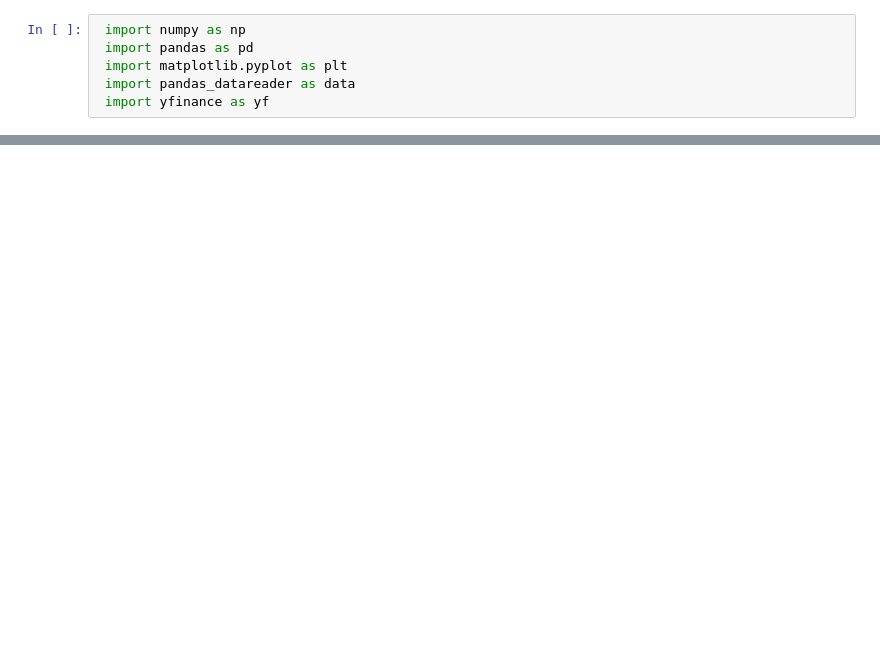
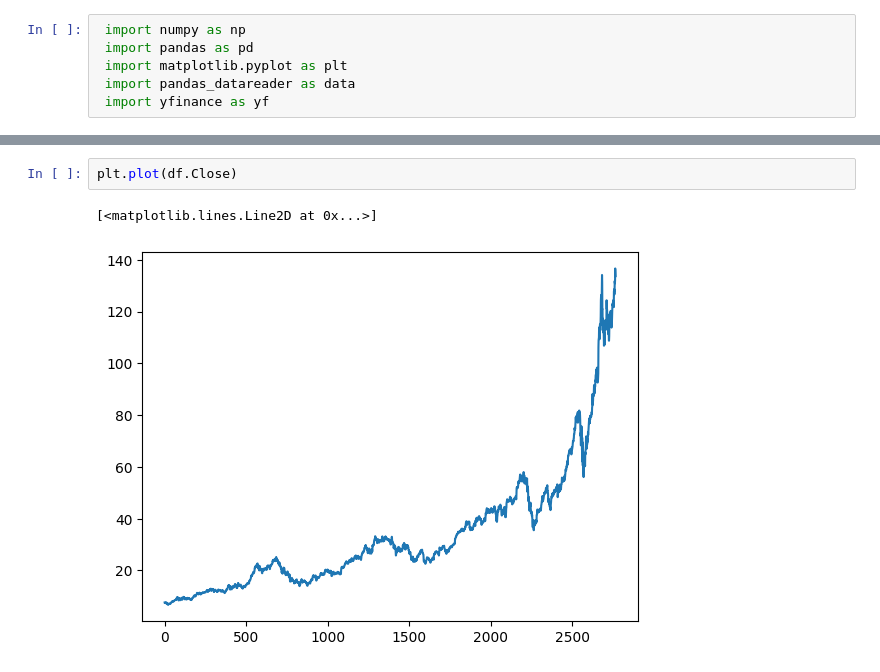
Before and after one commit to nik0011/AI-stock-trading-system, a Jupyter notebook: StockPricePrediction.ipynb, the cells around one changed output, grey strips where cells are left out. Saved outputs shown, nothing was run; the diff lists cells and outputs as text; blank space fills up the shorter version.

```diff
--- a/StockPricePrediction.ipynb
+++ b/StockPricePrediction.ipynb
@@ -56,0 +57,5 @@ df.head()
+# %%
+plt.plot(df.Close)
+# %% [output]
+[<matplotlib.lines.Line2D at 0x...>]
+[figure, added]
```
Also changed, not shown: parts of 9 cells of this notebook.
